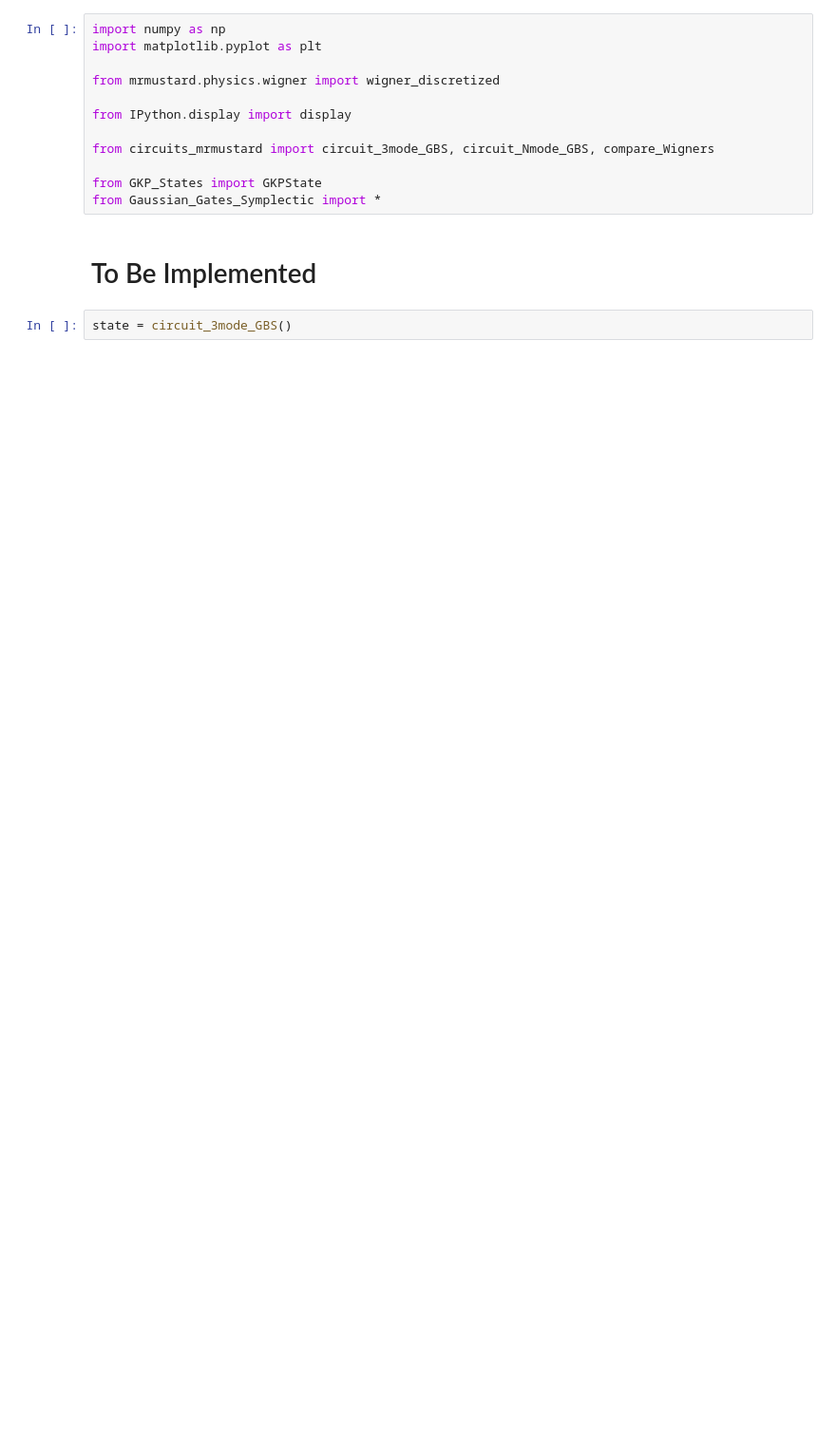
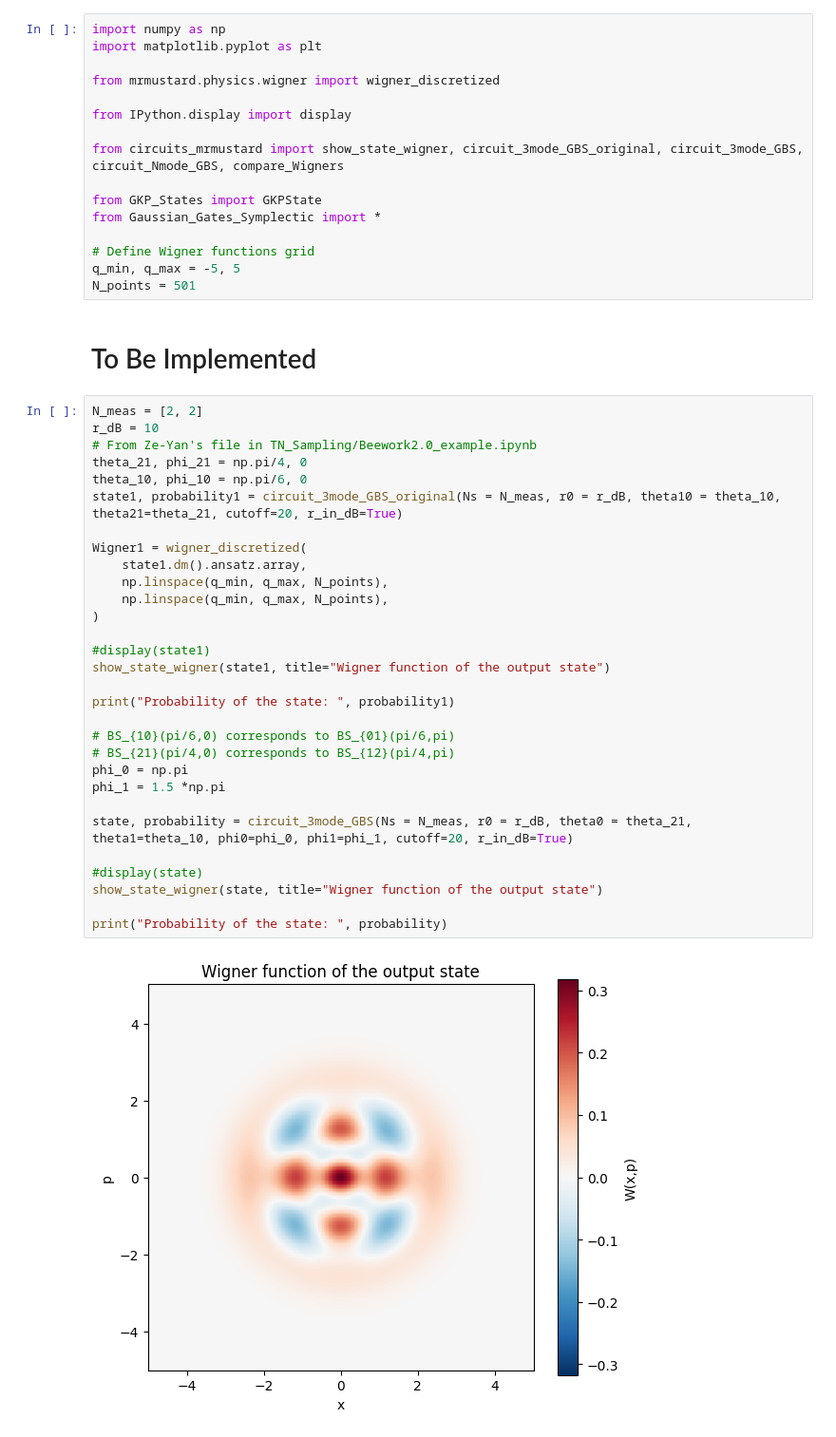
Before and after one commit to gluis99/non-gaussian-state-simulations, a Jupyter notebook: nb_GBS_grid.ipynb, the cells around one changed output. Shown at 95% size. Cells and saved outputs as stored; diff of their text form; blank space fills up the shorter version.

Commit message:
Update circuit and notebook simulations

```diff
--- a/nb_GBS_grid.ipynb
+++ b/nb_GBS_grid.ipynb
@@ -32,11 +38,45 @@ from mrmustard.physics.wigner import wigner_discretized
 
 from IPython.display import display
 
-from circuits_mrmustard import circuit_3mode_GBS, circuit_Nmode_GBS, compare_Wigners
+from circuits_mrmustard import show_state_wigner, circuit_3mode_GBS_original, circuit_3mode_GBS, circuit_Nmode_GBS, compare_Wigners
 
 from GKP_States import GKPState
 from Gaussian_Gates_Symplectic import *
+
+# Define Wigner functions grid
+q_min, q_max = -5, 5
+N_points = 501
 # %% [markdown]
 # To Be Implemented
 # %%
-state = circuit_3mode_GBS()
+N_meas = [2, 2]
+r_dB = 10
+# From Ze-Yan's file in TN_Sampling/Beework2.0_example.ipynb
+theta_21, phi_21 = np.pi/4, 0
+theta_10, phi_10 = np.pi/6, 0
+state1, probability1 = circuit_3mode_GBS_original(Ns = N_meas, r0 = r_dB, theta10 = theta_10, theta21=theta_21, cutoff=20, r_in_dB=True)
+
+Wigner1 = wigner_discretized(
+    state1.dm().ansatz.array,
+    np.linspace(q_min, q_max, N_points),
+    np.linspace(q_min, q_max, N_points),
+)
+
+#display(state1)
+show_state_wigner(state1, title="Wigner function of the output state")
+
+print("Probability of the state: ", probability1)
+
+# BS_{10}(pi/6,0) corresponds to BS_{01}(pi/6,pi)
+# BS_{21}(pi/4,0) corresponds to BS_{12}(pi/4,pi)
+phi_0 = np.pi
+phi_1 = 1.5 *np.pi
+
+state, probability = circuit_3mode_GBS(Ns = N_meas, r0 = r_dB, theta0 = theta_21, theta1=theta_10, phi0=phi_0, phi1=phi_1, cutoff=20, r_in_dB=True)
+
+#display(state)
+show_state_wigner(state, title="Wigner function of the output state")
+
+print("Probability of the state: ", probability)
+# %% [output]
+[figure, added]
```
Also changed, not shown: parts of 6 cells of this notebook, 2 other files.
